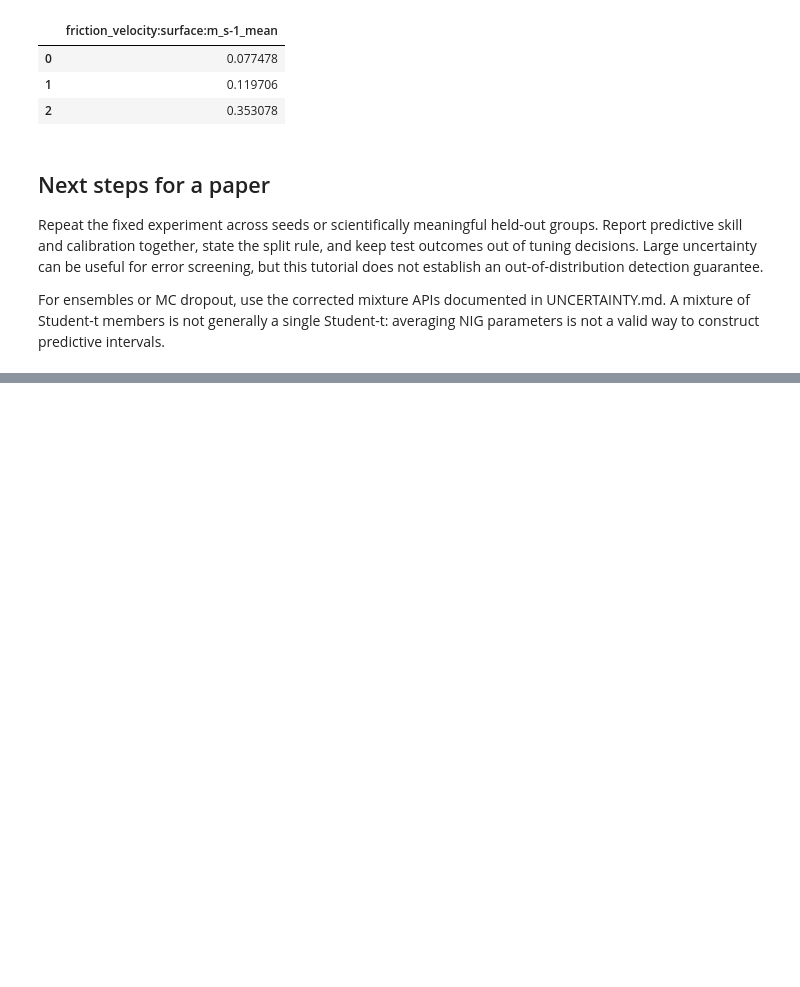
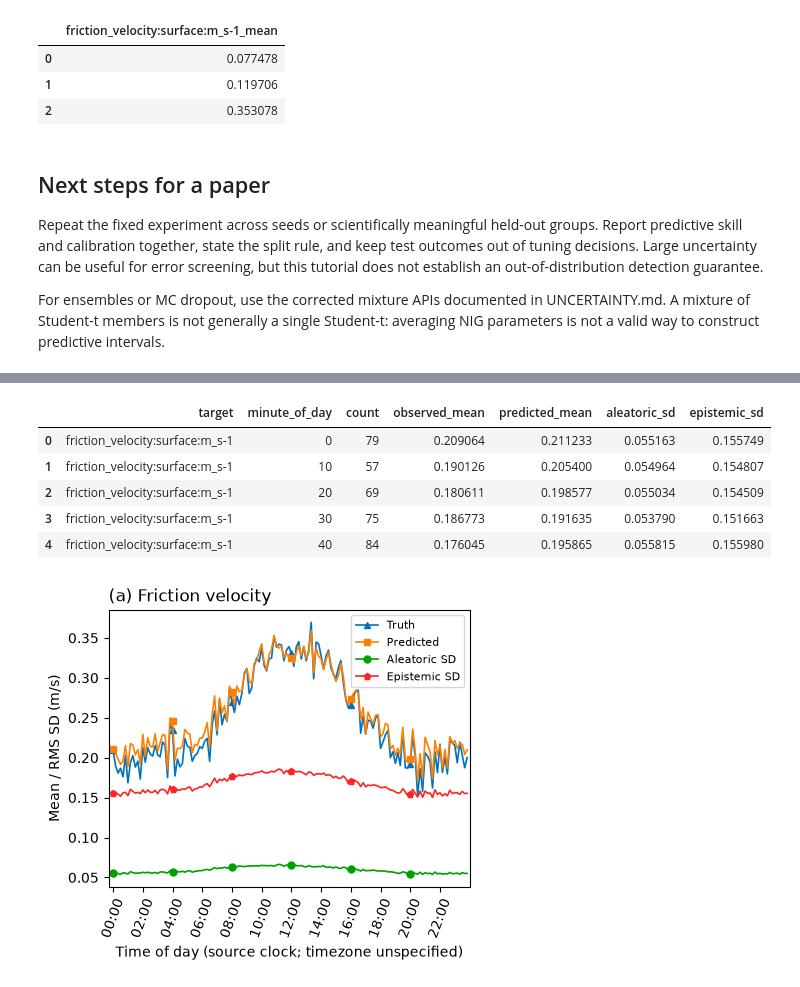
Before and after one commit to Pongpisit-Thanasutives/miles-guess, a Jupyter notebook: notebooks/evidential_learning_your_data.ipynb, the cells around one changed output, grey strips where cells are left out. Drawn from its saved outputs; the diff is of its cells as text; code cells hidden in the pictures; blank space fills up the shorter version.

```diff
--- a/notebooks/evidential_learning_your_data.ipynb
+++ b/notebooks/evidential_learning_your_data.ipynb
@@ -463,0 +542,47 @@ For ensembles or MC dropout, use the corrected mixture APIs documented in UNCERT
+# %%
+MAKE_DIURNAL_COMPOSITE = True  # Set False when a daily cycle is not scientifically meaningful.
+DIURNAL_TARGET_LABELS = None   # Your CSV: optional list of display names, one per TARGET_COLUMNS.
+DIURNAL_TARGET_UNITS = None    # Your CSV: optional list of physical units, one per target.
+
+if TASK != "regression":
+    print("Diurnal uncertainty composite skipped: this section requires a regression task.")
+elif not MAKE_DIURNAL_COMPOSITE:
+    print("Diurnal uncertainty composite disabled; use the chronological or predicted-value plot above.")
+elif plot_times is None or pd.api.types.is_numeric_dtype(plot_times):
+    print("Diurnal uncertainty composite skipped: a date/time column with clock time is required; row positions and numeric elapsed time are not clock time.")
+else:
+    from mlguess.diurnal import plot_diurnal_uncertainty
+
+    diurnal_labels = DIURNAL_TARGET_LABELS
+    diurnal_units = DIURNAL_TARGET_UNITS
+    if USING_AUTHORS_SAMPLE:
+        if diurnal_labels is None:
+            diurnal_labels = ["Friction velocity"]
+        if diurnal_units is None:
+            diurnal_units = ["m/s"]
+    figure11_fig, figure11_axes, figure11_summary = plot_diurnal_uncertainty(
+        plot_times.iloc[test_idx], y_all[test_idx], evaluation["mean"],
+        evaluation["aleatoric"], evaluation["epistemic"],
+        target_names=TARGET_COLUMNS,
+        target_labels=diurnal_labels if diurnal_labels is not None else TARGET_COLUMNS,
+        units=diurnal_units, bin_minutes=10,
+    )
+    figure11_fig.savefig(OUTPUT_DIR/"diurnal_uncertainty_figure11.png", dpi=300, bbox_inches="tight")
+    figure11_fig.savefig(OUTPUT_DIR/"diurnal_uncertainty_figure11.svg", bbox_inches="tight")
+    figure11_summary.to_csv(OUTPUT_DIR/"diurnal_uncertainty_figure11.csv", index=False)
+    diurnal_metadata = dict(figure11_summary.attrs,
+                            test_observations=len(test_idx), target_names=TARGET_COLUMNS,
+                            target_labels=diurnal_labels if diurnal_labels is not None else TARGET_COLUMNS,
+                            target_units=diurnal_units, uses_all_test_rows=True)
+    (OUTPUT_DIR/"diurnal_uncertainty_figure11.json").write_text(
+        json.dumps(diurnal_metadata, indent=2), encoding="utf-8")
+    display(figure11_summary.head())
+    plt.show()
+# %% [output]
+|  | target | minute_of_day | count | observed_mean | predicted_mean | aleatoric_sd | epistemic_sd |
+| 0 | friction_velocity:surface:m_s-1 | 0 | 79 | 0.209064 | 0.211233 | 0.055163 | 0.155749 |
+| 1 | friction_velocity:surface:m_s-1 | 10 | 57 | 0.190126 | 0.205400 | 0.054964 | 0.154807 |
+| 2 | friction_velocity:surface:m_s-1 | 20 | 69 | 0.180611 | 0.198577 | 0.055034 | 0.154509 |
+| 3 | friction_velocity:surface:m_s-1 | 30 | 75 | 0.186773 | 0.191635 | 0.053790 | 0.151663 |
+| 4 | friction_velocity:surface:m_s-1 | 40 | 84 | 0.176045 | 0.195865 | 0.055815 | 0.155980 |
+[figure, added]
```
Also changed, not shown: parts of 9 cells of this notebook, 53 other files.
